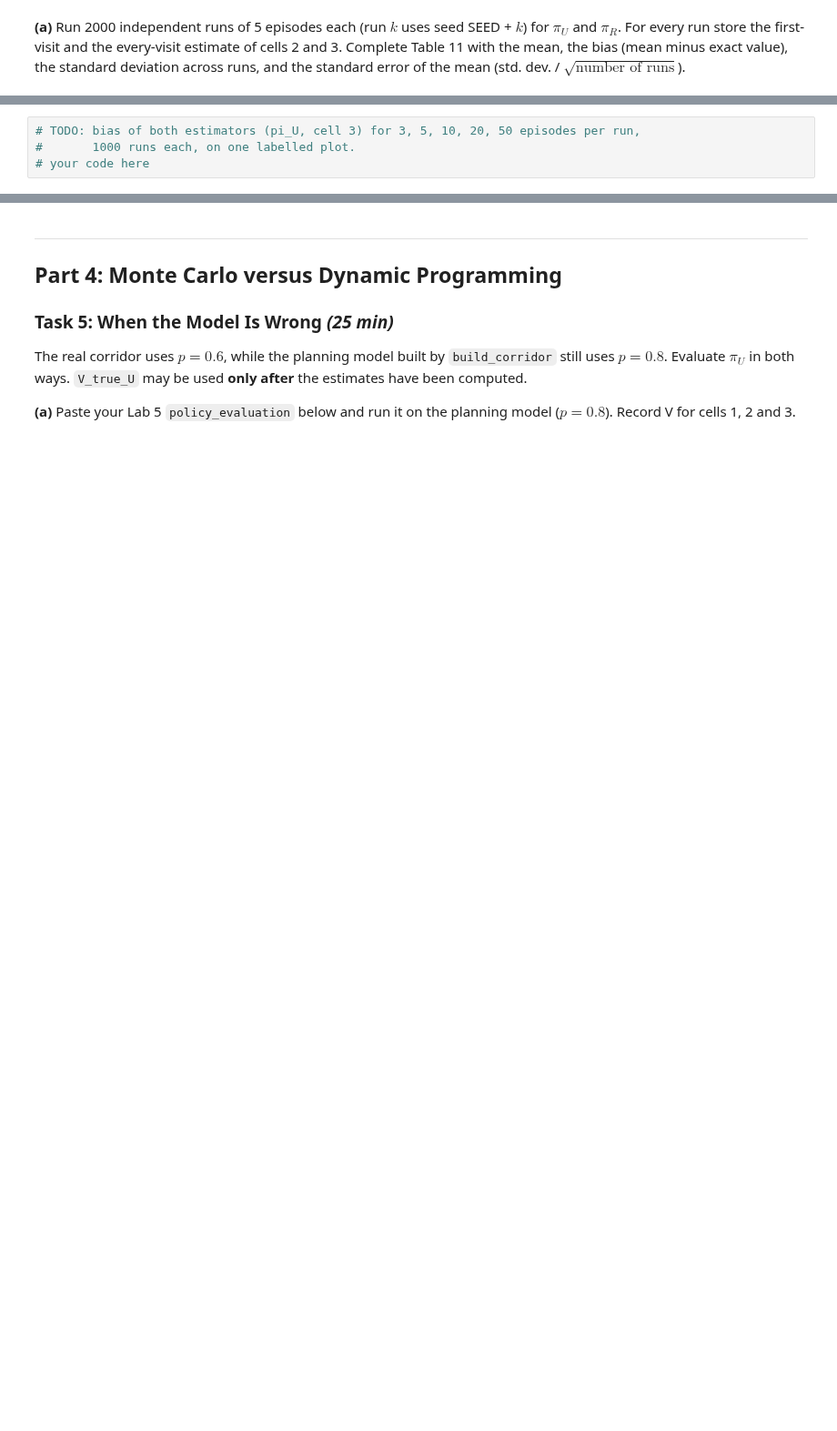
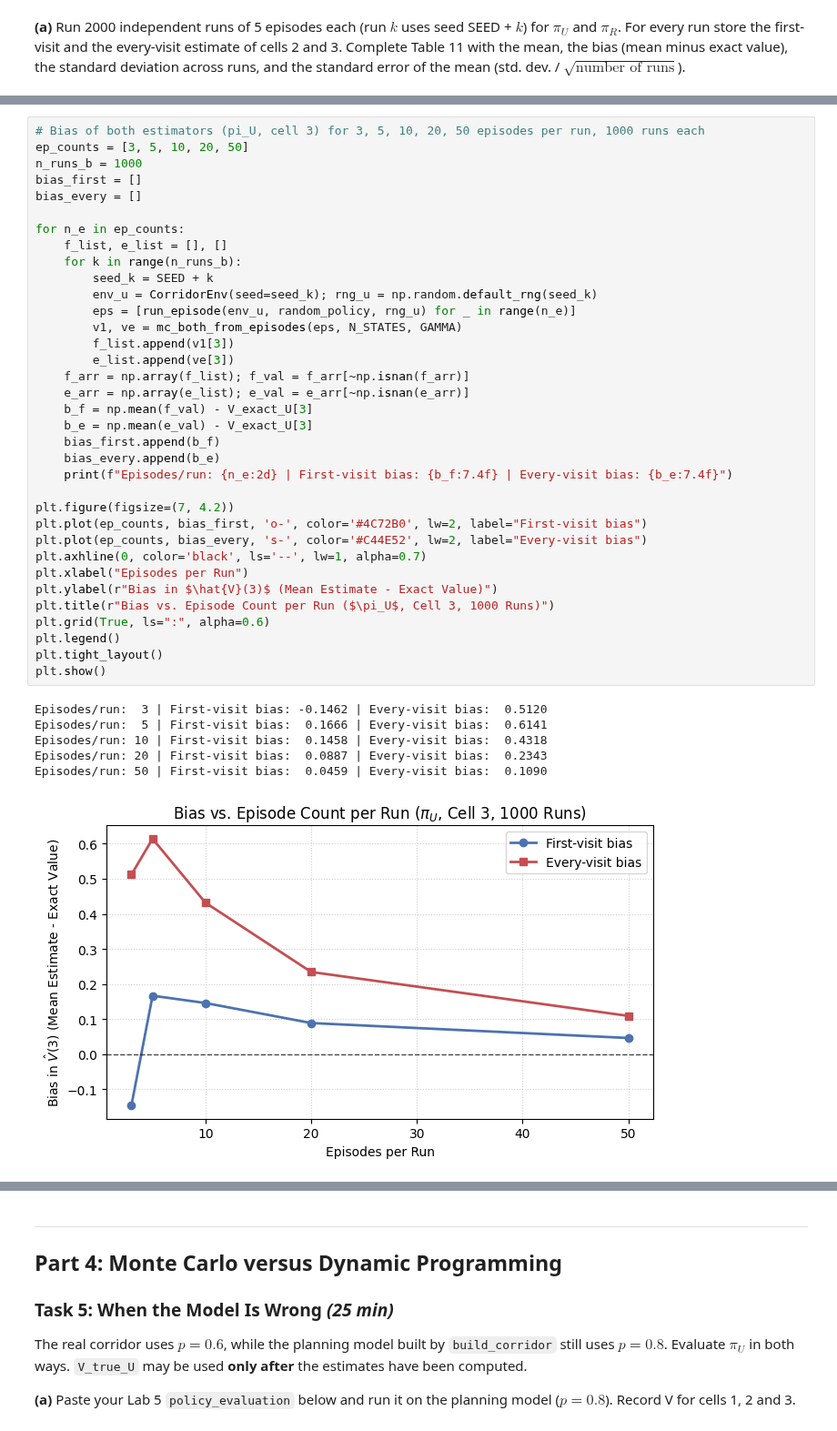
Before and after one commit to SikandarHussain6858/RL_labs, a Jupyter notebook: RL_Lab_7_Starter_Notebook.ipynb, the cells around one changed output, grey strips where cells are left out. Shown at 91% size. Drawn from its saved outputs; the diff is of its cells as text; blank space fills up the shorter version.

```diff
--- a/RL_Lab_7_Starter_Notebook.ipynb
+++ b/RL_Lab_7_Starter_Notebook.ipynb
@@ -595,9 +852,47 @@ def mc_both_from_episodes(episodes, n_states, gamma):
 
 **(b)** For $\pi_U$ and cell 3, repeat the experiment with 3, 5, 10, 20 and 50 episodes per run (1000 runs each) and plot the bias of both estimators against the number of episodes per run.
 # %%
-# TODO: bias of both estimators (pi_U, cell 3) for 3, 5, 10, 20, 50 episodes per run,
-#       1000 runs each, on one labelled plot.
-# your code here
+# Bias of both estimators (pi_U, cell 3) for 3, 5, 10, 20, 50 episodes per run, 1000 runs each
+ep_counts = [3, 5, 10, 20, 50]
+n_runs_b = 1000
+bias_first = []
+bias_every = []
+
+for n_e in ep_counts:
+    f_list, e_list = [], []
+    for k in range(n_runs_b):
+        seed_k = SEED + k
+        env_u = CorridorEnv(seed=seed_k); rng_u = np.random.default_rng(seed_k)
+        eps = [run_episode(env_u, random_policy, rng_u) for _ in range(n_e)]
+        v1, ve = mc_both_from_episodes(eps, N_STATES, GAMMA)
+        f_list.append(v1[3])
+        e_list.append(ve[3])
+    f_arr = np.array(f_list); f_val = f_arr[~np.isnan(f_arr)]
+    e_arr = np.array(e_list); e_val = e_arr[~np.isnan(e_arr)]
+    b_f = np.mean(f_val) - V_exact_U[3]
+    b_e = np.mean(e_val) - V_exact_U[3]
+    bias_first.append(b_f)
+    bias_every.append(b_e)
+    print(f"Episodes/run: {n_e:2d} | First-visit bias: {b_f:7.4f} | Every-visit bias: {b_e:7.4f}")
+
+plt.figure(figsize=(7, 4.2))
+plt.plot(ep_counts, bias_first, 'o-', color='#4C72B0', lw=2, label="First-visit bias")
+plt.plot(ep_counts, bias_every, 's-', color='#C44E52', lw=2, label="Every-visit bias")
+plt.axhline(0, color='black', ls='--', lw=1, alpha=0.7)
+plt.xlabel("Episodes per Run")
+plt.ylabel(r"Bias in $\hat{V}(3)$ (Mean Estimate - Exact Value)")
+plt.title(r"Bias vs. Episode Count per Run ($\pi_U$, Cell 3, 1000 Runs)")
+plt.grid(True, ls=":", alpha=0.6)
+plt.legend()
+plt.tight_layout()
+plt.show()
+# %% [output]
+Episodes/run:  3 | First-visit bias: -0.1462 | Every-visit bias:  0.5120
+Episodes/run:  5 | First-visit bias:  0.1666 | Every-visit bias:  0.6141
+Episodes/run: 10 | First-visit bias:  0.1458 | Every-visit bias:  0.4318
+Episodes/run: 20 | First-visit bias:  0.0887 | Every-visit bias:  0.2343
+Episodes/run: 50 | First-visit bias:  0.0459 | Every-visit bias:  0.1090
+[figure, added]
 # %% [markdown]
 **Questions**
 
```
Also changed, not shown: parts of 35 cells of this notebook.
